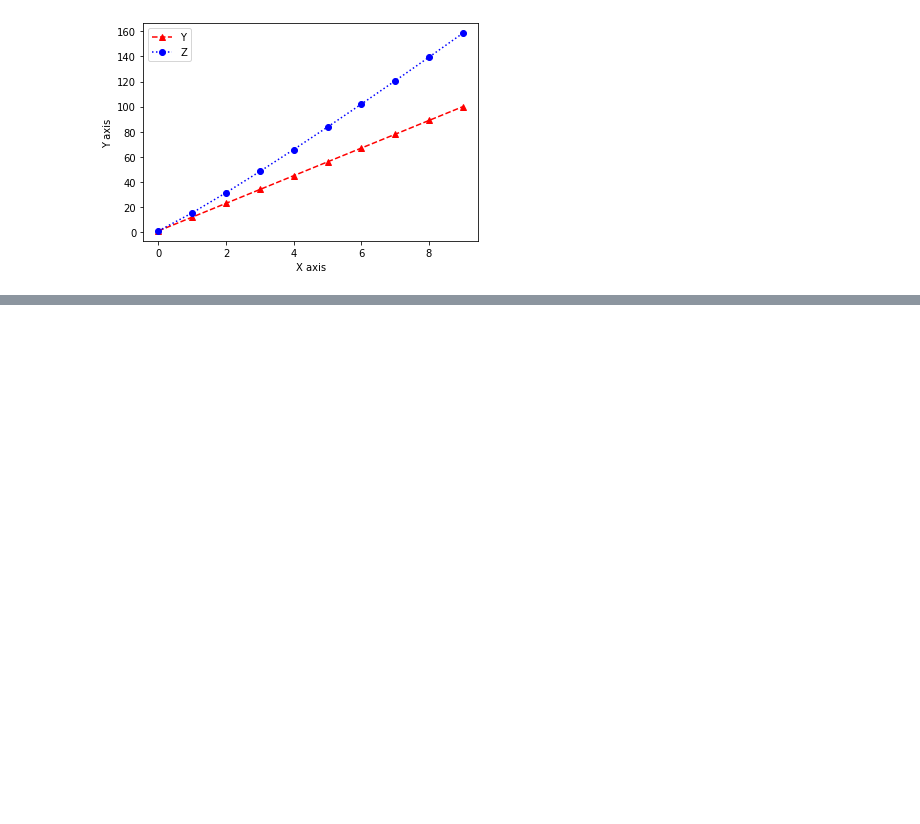
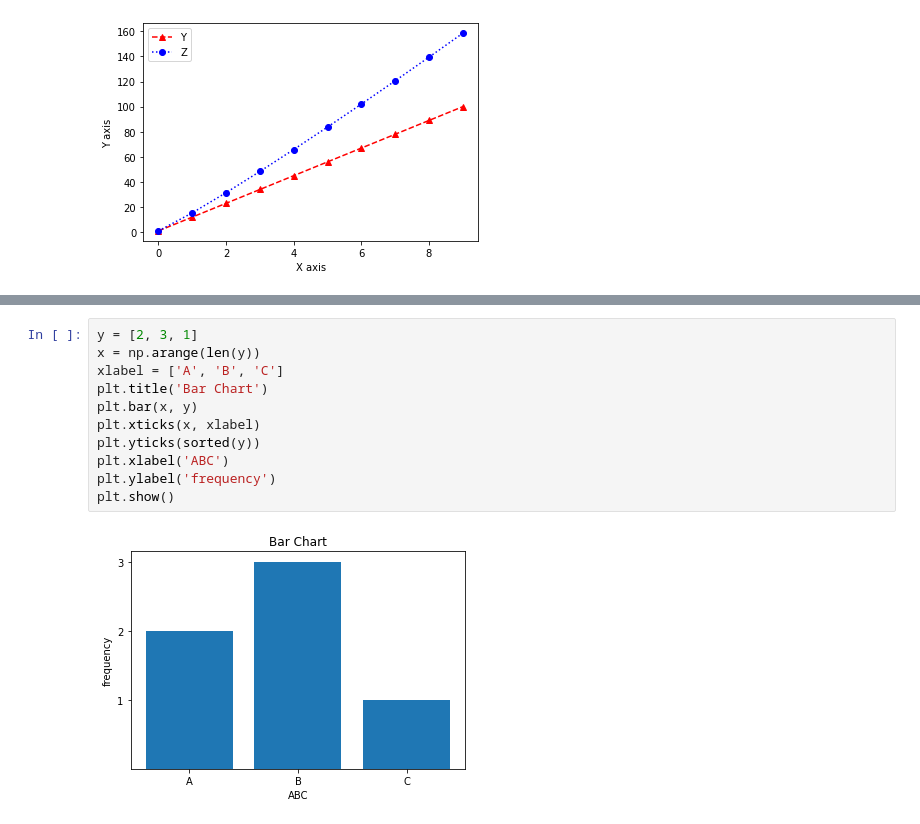
Before and after one commit to spacemaninSeoul/Data-Visualization, a Jupyter notebook: Matplotlib_pyplot_tutorial.ipynb, the cells around one changed output, grey strips where cells are left out. Saved outputs shown, nothing was run; the diff lists cells and outputs as text; blank space fills up the shorter version.

```diff
--- a/Matplotlib_pyplot_tutorial.ipynb
+++ b/Matplotlib_pyplot_tutorial.ipynb
@@ -270,0 +284,13 @@ plt.show()
+# %%
+y = [2, 3, 1]
+x = np.arange(len(y))
+xlabel = ['A', 'B', 'C']
+plt.title('Bar Chart')
+plt.bar(x, y)
+plt.xticks(x, xlabel)
+plt.yticks(sorted(y))
+plt.xlabel('ABC')
+plt.ylabel('frequency')
+plt.show()
+# %% [output]
+[figure, added]
```
Also changed, not shown: parts of 53 cells of this notebook.
